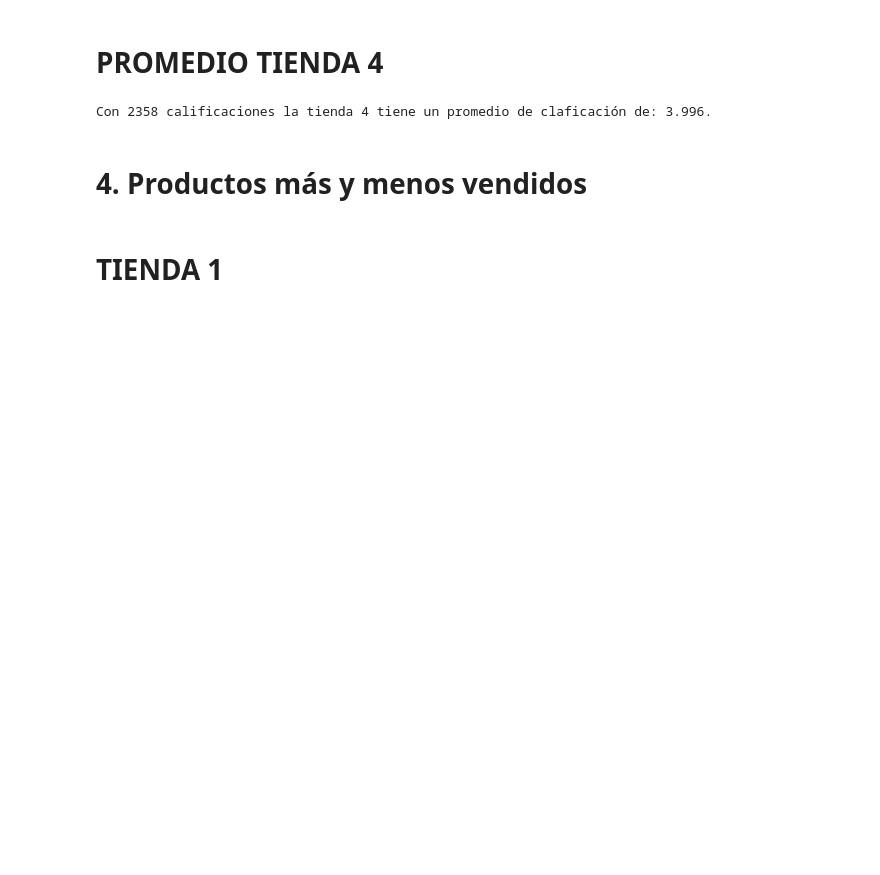
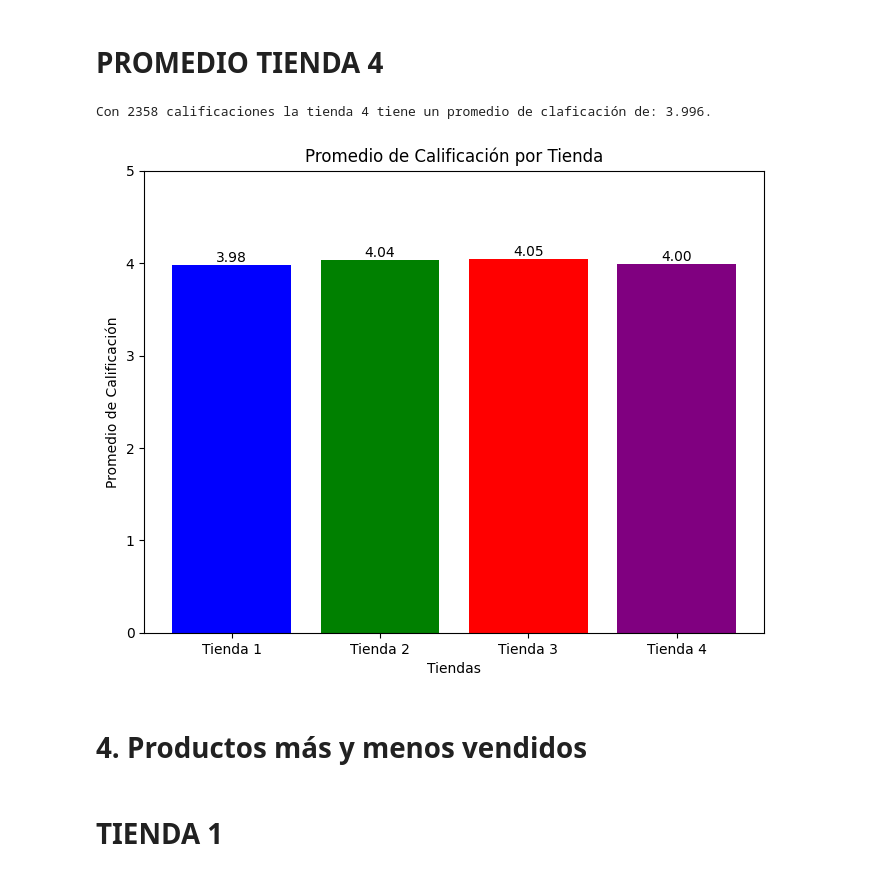
Before and after one commit to TWOD22/Alura-Store-Challenge, a Jupyter notebook: AluraStoreLatam.ipynb, the cells around one changed output. Saved outputs shown, nothing was run; the diff lists cells and outputs as text; code cells hidden in the pictures; blank space fills up the shorter version.

```diff
--- a/AluraStoreLatam.ipynb
+++ b/AluraStoreLatam.ipynb
@@ -202,6 +245,28 @@ promedio_calificacion_tienda4 = suma_calificacion_tienda4 / cantidad_calificaion
 print(f'Con {cantidad_calificaiones_tienda4} calificaciones la tienda 4 tiene un promedio de claficación de: {promedio_calificacion_tienda4:.3f}.')
 # %% [output]
 Con 2358 calificaciones la tienda 4 tiene un promedio de claficación de: 3.996.
+# %%
+tiendas = ['Tienda 1', 'Tienda 2', 'Tienda 3', 'Tienda 4']
+promedios_calificacion = [
+    promedio_calificacion_tienda1,
+    promedio_calificacion_tienda2,
+    promedio_calificacion_tienda3,
+    promedio_calificacion_tienda4
+]
+
+
+plt.figure(figsize=(8, 6))
+plt.bar(tiendas, promedios_calificacion, color=['blue', 'green', 'red', 'purple'])
+plt.xlabel('Tiendas')
+plt.ylabel('Promedio de Calificación')
+plt.title('Promedio de Calificación por Tienda')
+plt.ylim(0, 5)
+for i, promedio in enumerate(promedios_calificacion):
+    plt.text(i, promedio, f'{promedio:.2f}', ha='center', va='bottom')
+
+plt.show()
+# %% [output]
+[figure, added]
 # %% [markdown]
 # 4. Productos más y menos vendidos
 # %% [markdown]
```
Also changed, not shown: parts of 10 cells of this notebook.
